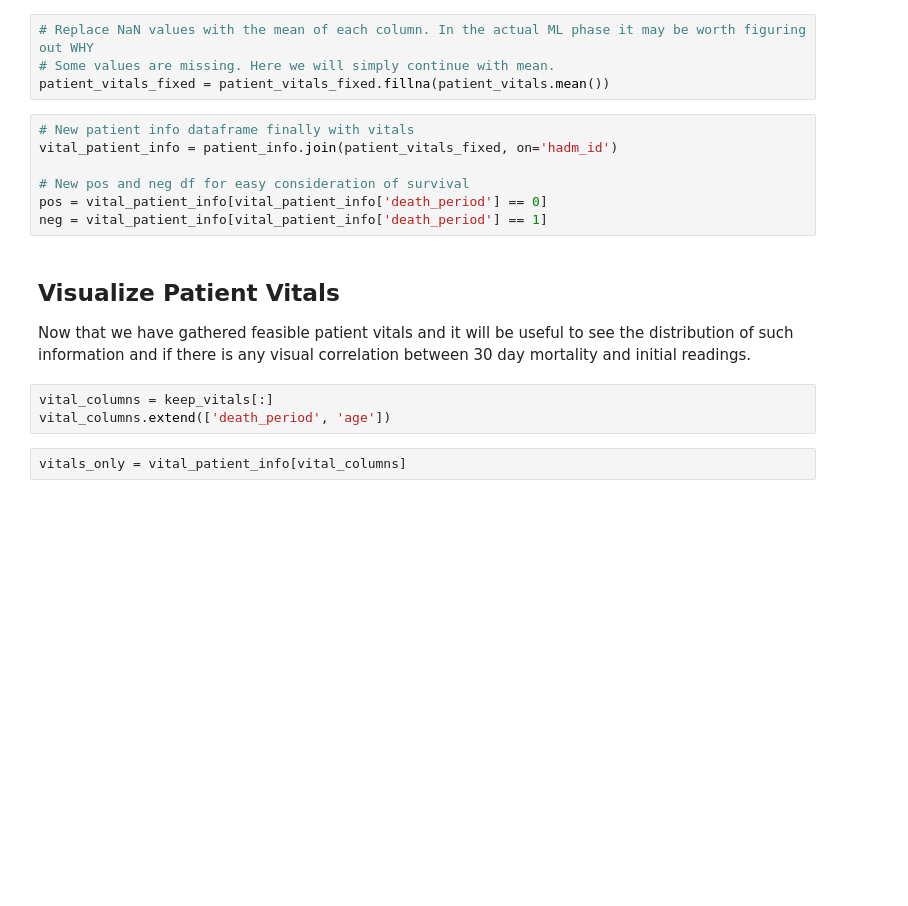
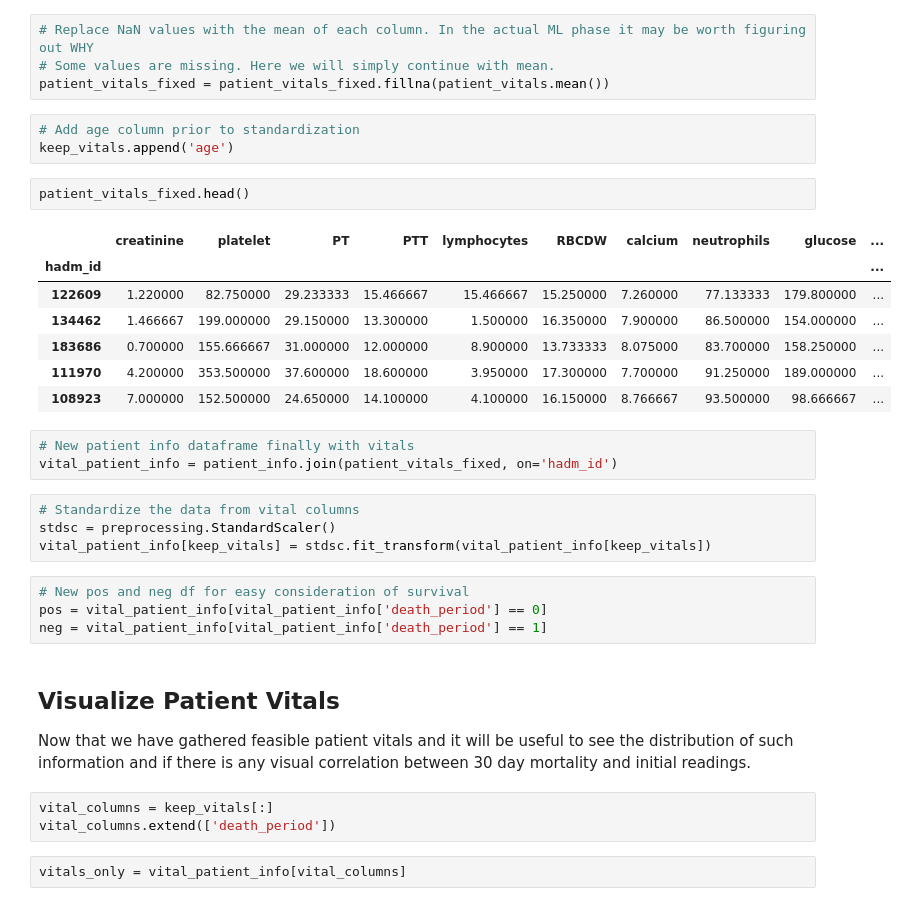
Before and after one commit to j-crowe/ICU_Survival_ML_Model_Comparison, a Jupyter notebook: Septic Feature Probe.ipynb, the cells around one changed output. Saved outputs shown, nothing was run; the diff lists cells and outputs as text; blank space fills up the shorter version.

```diff
--- a/Septic Feature Probe.ipynb
+++ b/Septic Feature Probe.ipynb
@@ -282,10 +285,27 @@ patient_vitals_fixed = patient_vitals[keep_vitals]
 # Replace NaN values with the mean of each column. In the actual ML phase it may be worth figuring out WHY
 # Some values are missing. Here we will simply continue with mean.
 patient_vitals_fixed = patient_vitals_fixed.fillna(patient_vitals.mean())
+# %%
+# Add age column prior to standardization
+keep_vitals.append('age')
+# %%
+patient_vitals_fixed.head()
+# %% [output]
+|  | creatinine | platelet | PT | PTT | lymphocytes | RBCDW | calcium | neutrophils | glucose | ... |
+| hadm_id |  |  |  |  |  |  |  |  |  | ... |
+| 122609 | 1.220000 | 82.750000 | 29.233333 | 15.466667 | 15.466667 | 15.250000 | 7.260000 | 77.133333 | 179.800000 | ... |
+| 134462 | 1.466667 | 199.000000 | 29.150000 | 13.300000 | 1.500000 | 16.350000 | 7.900000 | 86.500000 | 154.000000 | ... |
+| 183686 | 0.700000 | 155.666667 | 31.000000 | 12.000000 | 8.900000 | 13.733333 | 8.075000 | 83.700000 | 158.250000 | ... |
+| 111970 | 4.200000 | 353.500000 | 37.600000 | 18.600000 | 3.950000 | 17.300000 | 7.700000 | 91.250000 | 189.000000 | ... |
+| 108923 | 7.000000 | 152.500000 | 24.650000 | 14.100000 | 4.100000 | 16.150000 | 8.766667 | 93.500000 | 98.666667 | ... |
+# %%
+# New patient info dataframe finally with vitals
+vital_patient_info = patient_info.join(patient_vitals_fixed, on='hadm_id')
+# %%
+# Standardize the data from vital columns
+stdsc = preprocessing.StandardScaler()
+vital_patient_info[keep_vitals] = stdsc.fit_transform(vital_patient_info[keep_vitals])
 # %%
-# New patient info dataframe finally with vitals
-vital_patient_info = patient_info.join(patient_vitals_fixed, on='hadm_id')
-
 # New pos and neg df for easy consideration of survival
 pos = vital_patient_info[vital_patient_info['death_period'] == 0]
 neg = vital_patient_info[vital_patient_info['death_period'] == 1]
@@ -295,7 +315,7 @@ neg = vital_patient_info[vital_patient_info['death_period'] == 1]
 Now that we have gathered feasible patient vitals and it will be useful to see the distribution of such information and if there is any visual correlation between 30 day mortality and initial readings.
 # %%
 vital_columns = keep_vitals[:]
-vital_columns.extend(['death_period', 'age'])
+vital_columns.extend(['death_period'])
 # %%
 vitals_only = vital_patient_info[vital_columns]
 # %%
```
Also changed, not shown: parts of 31 cells of this notebook.
